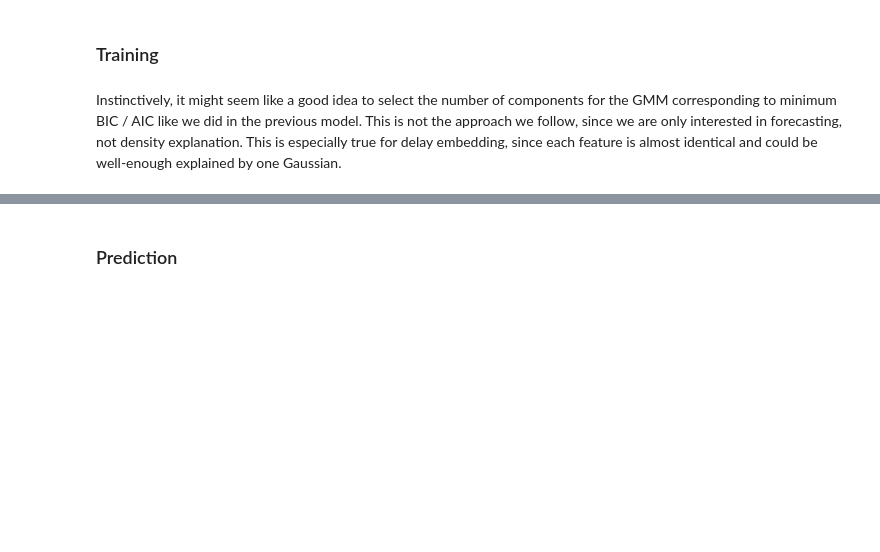
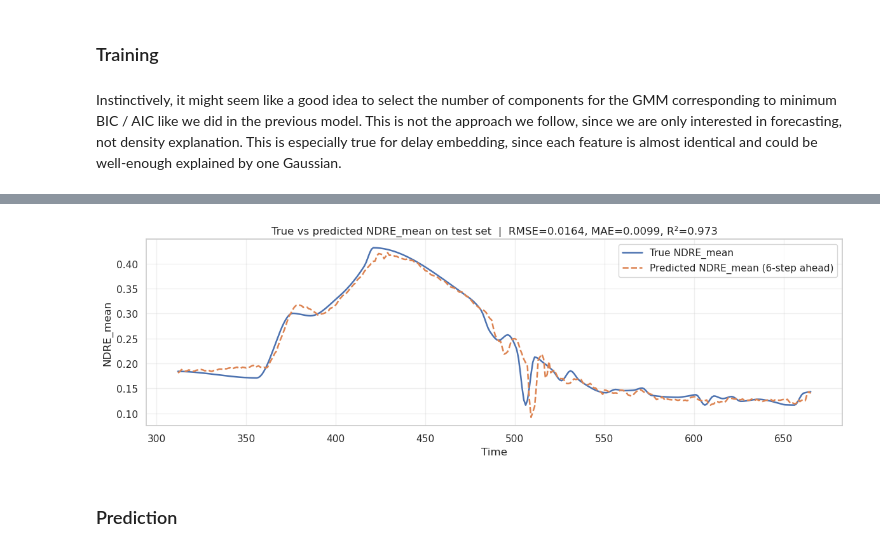
Before and after one commit to asembreek/fieldlens, a Jupyter notebook: notebooks/5. Forecasting Gaussian Mixture Model.ipynb, the cells around one changed output, grey strips where cells are left out. Drawn from its saved outputs; the diff is of its cells as text; code cells hidden in the pictures; blank space fills up the shorter version.

```diff
--- a/notebooks/5. Forecasting Gaussian Mixture Model.ipynb
+++ b/notebooks/5. Forecasting Gaussian Mixture Model.ipynb
@@ -188,0 +308,3 @@ array([0.06498503, 0.2488033 , 0.43251912, 0.25369256])
+# %%
+forecast_gmm = selector.best_model_
+forecast_gmm.forecast(X_test_df, responses=spectral_features[1:])
@@ -189,3 +387,7 @@ array([0.06498503, 0.2488033 , 0.43251912, 0.25369256])
+# %%
+result = plot_test_forecast(model=forecast_gmm, scaled_test=X_test_df, scaler_splitter=scaler_splitter, response="NDRE_mean")
+# %% [output]
+[figure, added]
 # %% [markdown]
 ### Prediction
 # %% [markdown]
```
Also changed, not shown: parts of 25 cells of this notebook, 3 other files.
